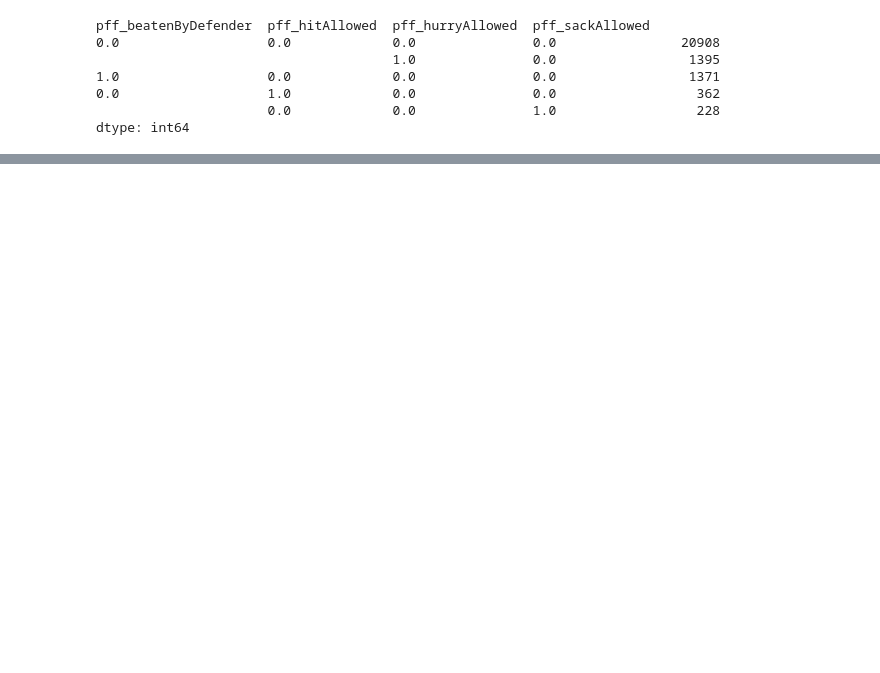
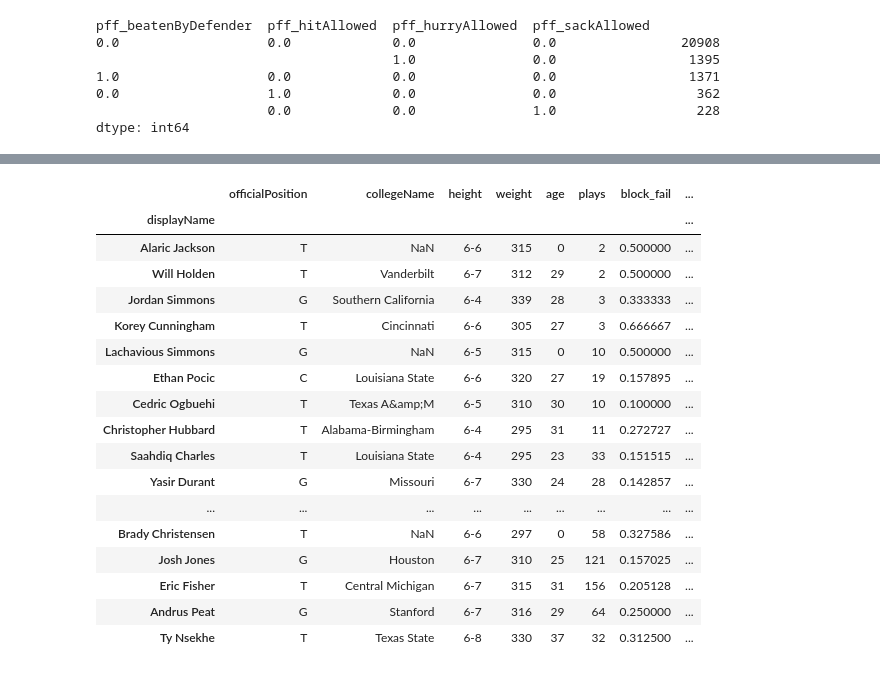
Before and after one commit to Miller-Ryan-1/nfl-linemen, a Jupyter notebook: analysis_playground.ipynb, the cells around one changed output, grey strips where cells are left out. Saved outputs shown, nothing was run; the diff lists cells and outputs as text; code cells hidden in the pictures; blank space fills up the shorter version.

```diff
--- a/analysis_playground.ipynb
+++ b/analysis_playground.ipynb
@@ -510,0 +598,2 @@ dtype: int64
+# %%
+lineman_merged.birthDate = lineman_merged.birthDate.fillna('2022')
@@ -510,0 +622,21 @@ dtype: int64
+# %%
+linemen.sort_values(by = 'pff_sackAllowed', ascending = False).head(25)
+# %% [output]
+|  | officialPosition | collegeName | height | weight | age | plays | block_fail | ... |
+| displayName |  |  |  |  |  |  |  | ... |
+| Alaric Jackson | T | NaN | 6-6 | 315 | 0 | 2 | 0.500000 | ... |
+| Will Holden | T | Vanderbilt | 6-7 | 312 | 29 | 2 | 0.500000 | ... |
+| Jordan Simmons | G | Southern California | 6-4 | 339 | 28 | 3 | 0.333333 | ... |
+| Korey Cunningham | T | Cincinnati | 6-6 | 305 | 27 | 3 | 0.666667 | ... |
+| Lachavious Simmons | G | NaN | 6-5 | 315 | 0 | 10 | 0.500000 | ... |
+| Ethan Pocic | C | Louisiana State | 6-6 | 320 | 27 | 19 | 0.157895 | ... |
+| Cedric Ogbuehi | T | Texas A&amp;M | 6-5 | 310 | 30 | 10 | 0.100000 | ... |
+| Christopher Hubbard | T | Alabama-Birmingham | 6-4 | 295 | 31 | 11 | 0.272727 | ... |
+| Saahdiq Charles | T | Louisiana State | 6-4 | 295 | 23 | 33 | 0.151515 | ... |
+| Yasir Durant | G | Missouri | 6-7 | 330 | 24 | 28 | 0.142857 | ... |
+| ... | ... | ... | ... | ... | ... | ... | ... | ... |
+| Brady Christensen | T | NaN | 6-6 | 297 | 0 | 58 | 0.327586 | ... |
+| Josh Jones | G | Houston | 6-7 | 310 | 25 | 121 | 0.157025 | ... |
+| Eric Fisher | T | Central Michigan | 6-7 | 315 | 31 | 156 | 0.205128 | ... |
+| Andrus Peat | G | Stanford | 6-7 | 316 | 29 | 64 | 0.250000 | ... |
+| Ty Nsekhe | T | Texas State | 6-8 | 330 | 37 | 32 | 0.312500 | ... |
```
Also changed, not shown: parts of 30 cells of this notebook.
